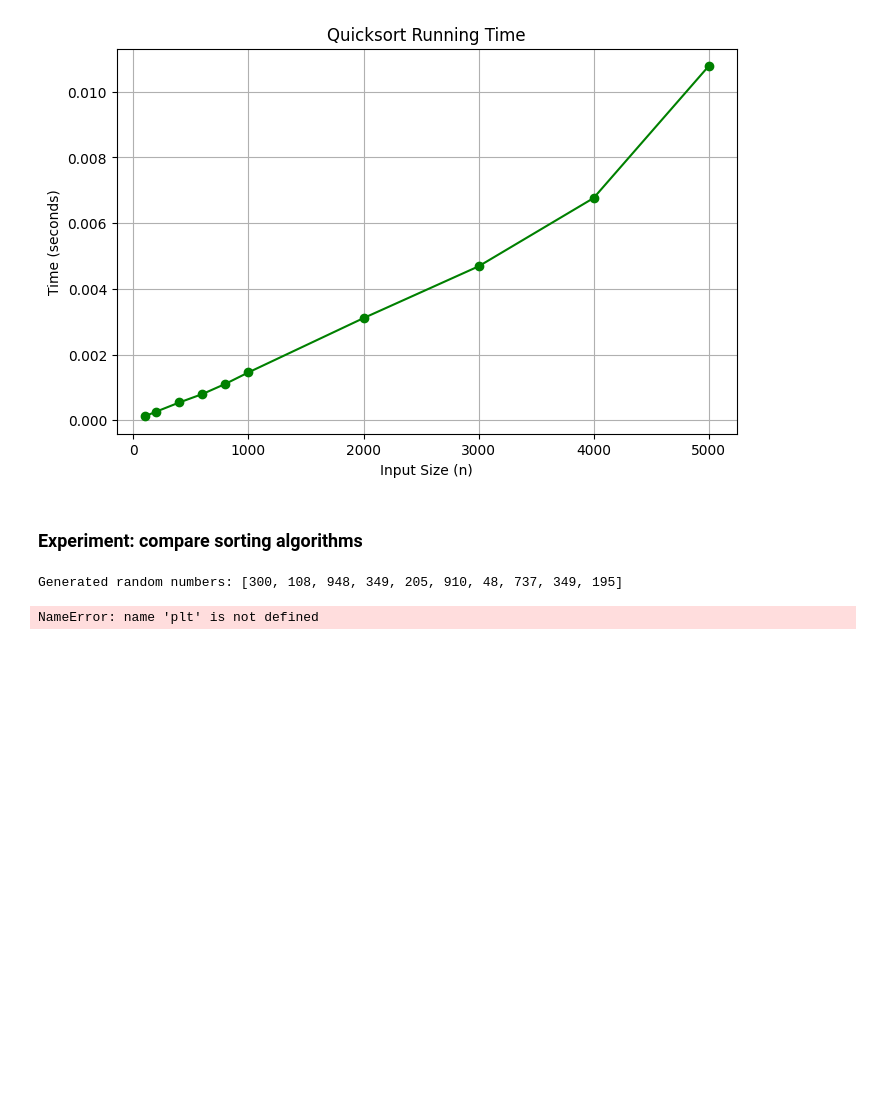
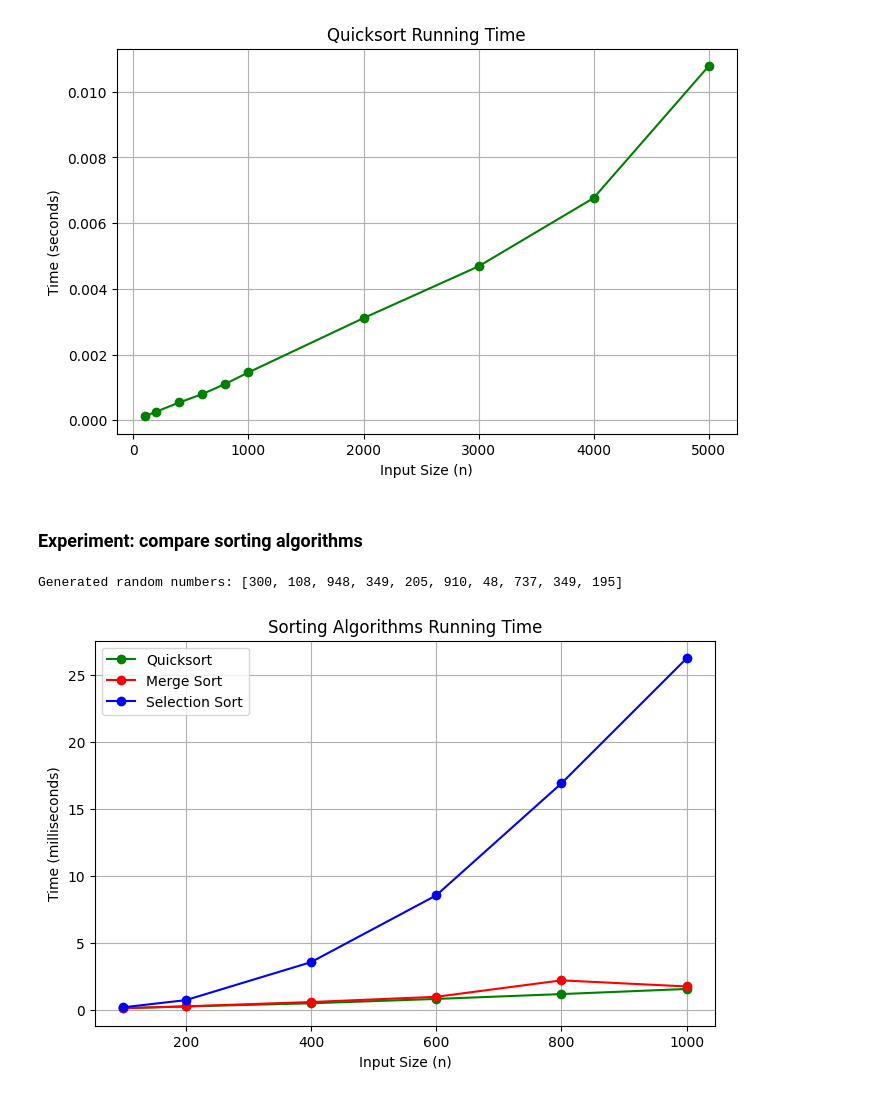
Before and after one commit to 241B302-SID/ALGO-LAB, a Jupyter notebook: Lab_5.ipynb, the cells around one changed output. Saved outputs shown, nothing was run; the diff lists cells and outputs as text; code cells hidden in the pictures; blank space fills up the shorter version.

```diff
--- a/Lab_5.ipynb
+++ b/Lab_5.ipynb
@@ -181,6 +181,81 @@ for l in n_list:
     start_time = timeit.default_timer()
     selection.sort()
     c_time.append((timeit.default_timer() - start_time) * 1000)
+# %%
+import random
+import copy
+import timeit
+import matplotlib.pyplot as plt
+def quick_sort(arr):
+    if len(arr) <= 1:
+        return arr
+    else:
+        pivot = arr[len(arr) // 2]
+        left = [x for x in arr if x < pivot]
+        middle = [x for x in arr if x == pivot]
+        right = [x for x in arr if x > pivot]
+        return quick_sort(left) + middle + quick_sort(right)
+def merge_sort(arr):
+    if len(arr) > 1:
+        mid = len(arr) // 2
+        left = arr[:mid]
+        right = arr[mid:]
+        merge_sort(left)
+        merge_sort(right)
+        i = j = k = 0
+        while i < len(left) and j < len(right):
+            if left[i] < right[j]:
+                arr[k] = left[i]
+                i += 1
+            else:
+                arr[k] = right[j]
+                j += 1
+            k += 1
+        while i < len(left):
+            arr[k] = left[i]
+            i += 1
+            k += 1
+        while j < len(right):
+            arr[k] = right[j]
+            j += 1
+            k += 1
+def selection_sort(arr):
+    for i in range(len(arr)):
+        min_index = i
+        for j in range(i+1, len(arr)):
+            if arr[j] < arr[min_index]:
+                min_index = j
+        arr[i], arr[min_index] = arr[min_index], arr[i]
+n_list = [100, 200, 400, 600, 800, 1000]  # input sizes
+numbers = [random.randint(1, 10000) for _ in range(max(n_list))]
+a_time = []
+b_time = []
+c_time = []
+for l in n_list:
+    a = copy.deepcopy(numbers[0:l])
+    b = copy.deepcopy(numbers[0:l])
+    c = copy.deepcopy(numbers[0:l])
+    start_time = timeit.default_timer()
+    quick_sort(a)
+    a_time.append((timeit.default_timer() - start_time) * 1000)
+    start_time = timeit.default_timer()
+    merge_sort(b)
+    b_time.append((timeit.default_timer() - start_time) * 1000)
+    start_time = timeit.default_timer()
+    selection_sort(c)
+    c_time.append((timeit.default_timer() - start_time) * 1000)
+plt.figure(figsize=(8,5))
+plt.plot(n_list, a_time, marker='o', label="Quicksort", color='g')
+plt.plot(n_list, b_time, marker='o', label="Merge Sort", color='r')
+plt.plot(n_list, c_time, marker='o', label="Selection Sort", color='b')
+plt.title("Sorting Algorithms Running Time")
+plt.xlabel("Input Size (n)")
+plt.ylabel("Time (milliseconds)")
+plt.legend()
+plt.grid(True)
+plt.show()
+# %% [output]
+[figure, added]
 # %%
 # Plotting results
 plt.figure(figsize=(10, 5))
@@ -193,5 +268,3 @@ plt.ylabel('Time (ms)')
 plt.xlabel('n')
 plt.legend(("Quicksort", "Mergesort", "Selection sort"), loc = "best")
 plt.show()
-# %% [output]
-NameError: name 'plt' is not defined
```
Also changed, not shown: parts of 1 cell of this notebook.
